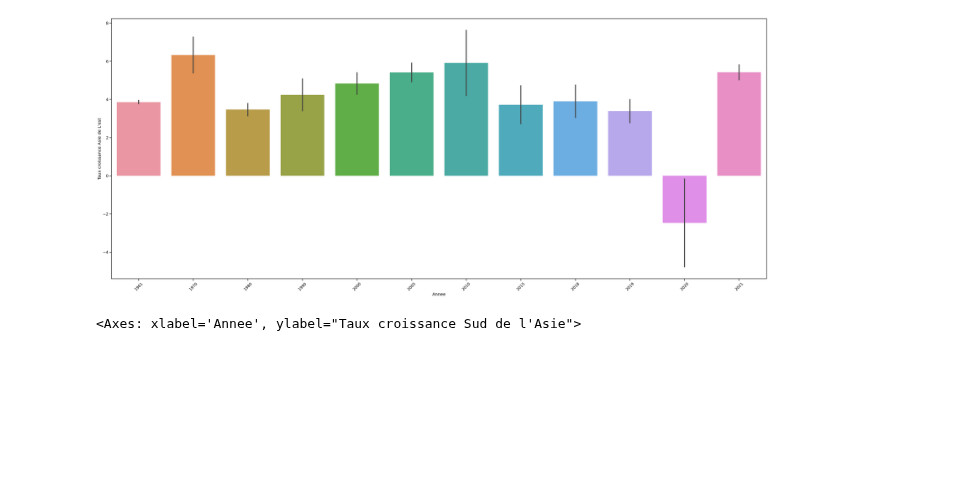
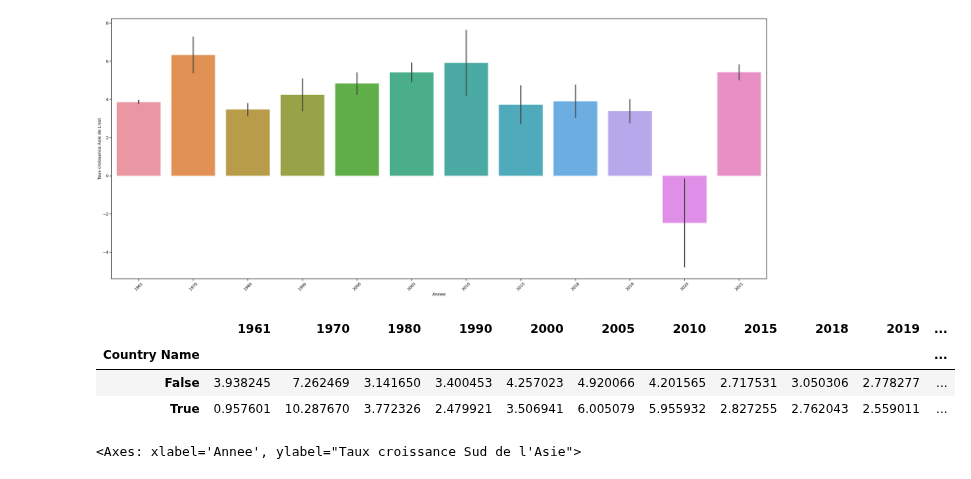
Before and after one commit to NOURDINEEEE/Projet_blanc_Dash1, a Jupyter notebook: Notebooks/Projet_blanc_donnees_mondiales.ipynb, the cells around one changed output. Drawn from its saved outputs; the diff is of its cells as text; code cells hidden in the pictures; blank space fills up the shorter version.

```diff
--- a/Notebooks/Projet_blanc_donnees_mondiales.ipynb
+++ b/Notebooks/Projet_blanc_donnees_mondiales.ipynb
@@ -540,6 +540,16 @@ Figure_STI3
 <Axes: xlabel='Annee', ylabel="Taux croissance Asie de L'est">
 [figure]
 [figure]
+# %%
+Tableau_croise_AN_Tch
+Tableau_croise_LAC_Tch
+Tableau_croise_AS_TC
+Tableau_croise_ASS_TC
+# %% [output]
+|  | 1961 | 1970 | 1980 | 1990 | 2000 | 2005 | 2010 | 2015 | 2018 | 2019 | ... |
+| Country Name |  |  |  |  |  |  |  |  |  |  | ... |
+| False | 3.938245 | 7.262469 | 3.141650 | 3.400453 | 4.257023 | 4.920066 | 4.201565 | 2.717531 | 3.050306 | 2.778277 | ... |
+| True | 0.957601 | 10.287670 | 3.772326 | 2.479921 | 3.506941 | 6.005079 | 5.955932 | 2.827255 | 2.762043 | 2.559011 | ... |
 # %%
 #Taux de Croissance Sud de l'Asie
 
```
Also changed, not shown: parts of 5 cells of this notebook, 1 other file.
